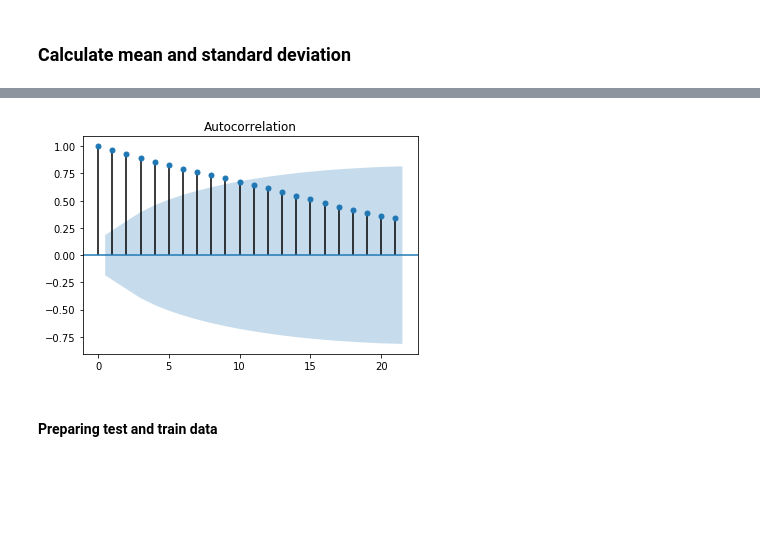
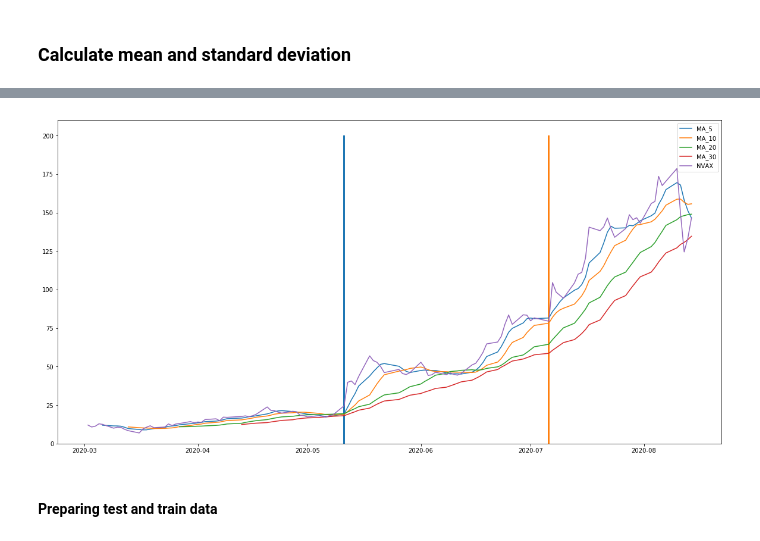
Before and after one commit to kyle-nguyennn/MLFin, a Jupyter notebook: submission1/Submission1.ipynb, the cells around one changed output, grey strips where cells are left out. Saved outputs shown, nothing was run; the diff lists cells and outputs as text; code cells hidden in the pictures; blank space fills up the shorter version.

```diff
--- a/submission1/Submission1.ipynb
+++ b/submission1/Submission1.ipynb
@@ -71,7 +73,17 @@ autocorrelation_plot(data)
-# %%
-_ = plot_acf(data)
-# %% [output]
-[figure, removed]
+# %%
+mas = []
+plt.figure(figsize=(20,10))
+for i in [5, 10, 20, 30]:
+    ma = data.rolling(i).mean()
+    mas.append(ma)
+    plt.plot(ma, label=f'MA_{i}')
+plt.plot(data, label='NVAX')
+plt.bar(x=pd.to_datetime('20200511', format='%Y%m%d', errors='ignore'), height=200, width=0.5)
+plt.bar(x=pd.to_datetime('20200706', format='%Y%m%d', errors='ignore'), height=200, width=0.5)
+plt.legend()
+plt.show()
+# %% [output]
+[figure, added]
 # %% [markdown]
 #### Preparing test and train data
 # %%
```
Also changed, not shown: parts of 29 cells of this notebook.
